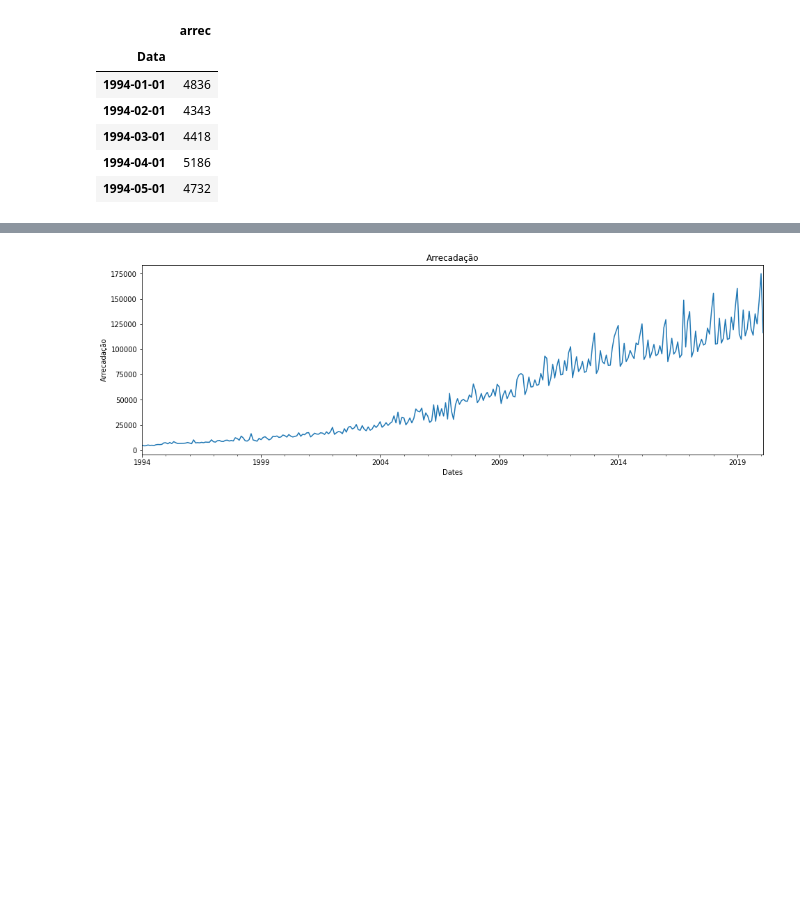
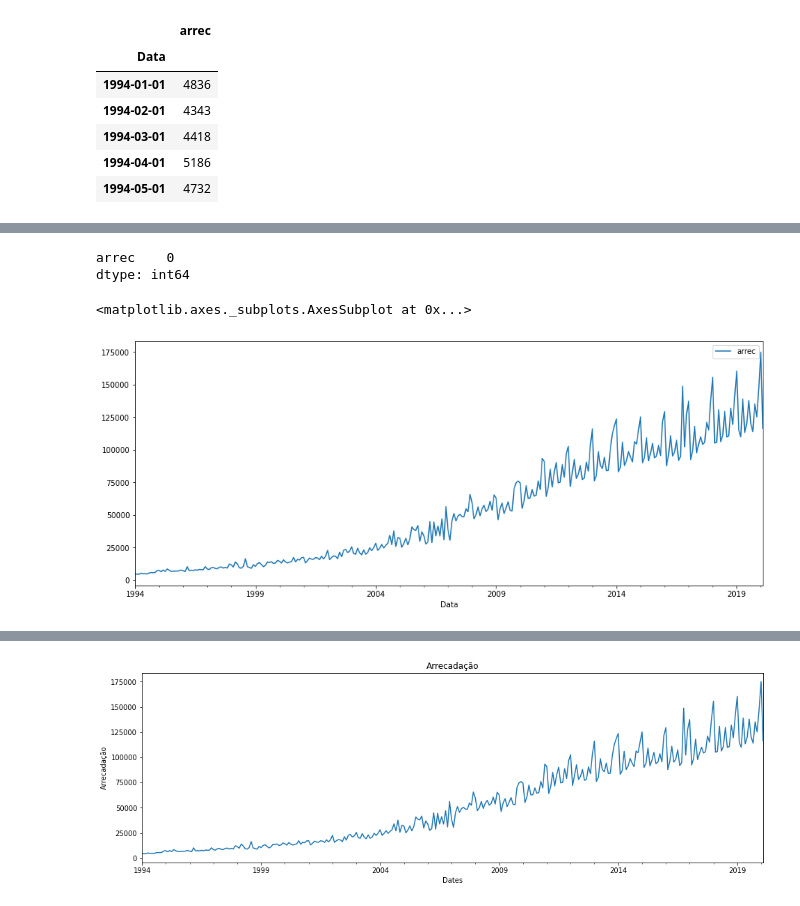
Before and after one commit to mmbs1989/DSWP-Aluno, a Jupyter notebook: Notebook TCC.ipynb, the cells around one changed output, grey strips where cells are left out. Saved outputs shown, nothing was run; the diff lists cells and outputs as text; code cells hidden in the pictures; blank space fills up the shorter version.

```diff
--- a/Notebook TCC.ipynb
+++ b/Notebook TCC.ipynb
@@ -157,0 +156,12 @@ memory usage: 4.9 KB
+# %%
+# Confirmar se há valores nulos
+dfarrec.isnull().sum()
+# %% [output]
+arrec    0
+dtype: int64
+# %%
+# Gráfico dos valores
+dfarrec.plot(figsize=(15,6))
+# %% [output]
+<matplotlib.axes._subplots.AxesSubplot at 0x...>
+[figure, added]
```
Also changed, not shown: parts of 41 cells of this notebook.
